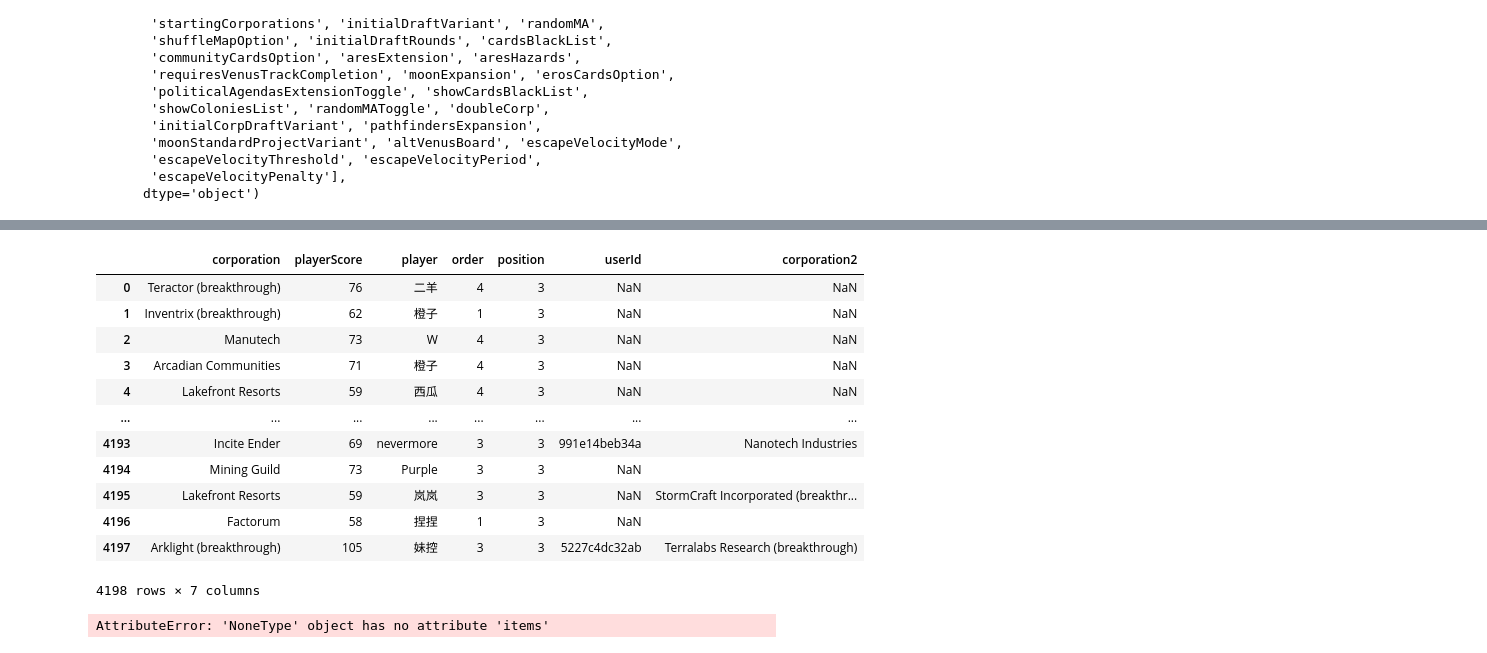
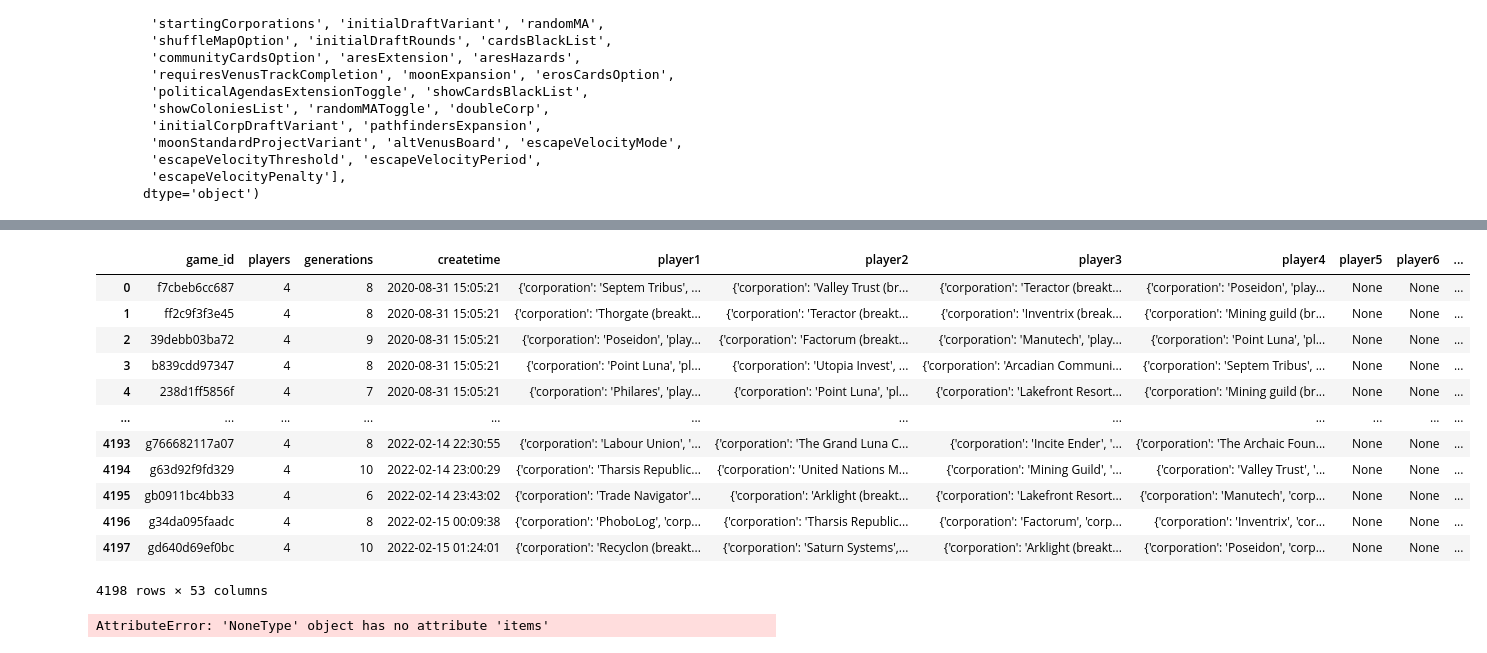
Before and after one commit to Ender-Wiggin2019/tfm-summary, a Jupyter notebook: tfm_data_summary.ipynb, the cells around one changed output, grey strips where cells are left out. Cells and saved outputs as stored; diff of their text form; code cells hidden in the pictures.

```diff
--- a/tfm_data_summary.ipynb
+++ b/tfm_data_summary.ipynb
@@ -165,21 +136,22 @@ df6.sort_values('createtime',ascending=False)
 # %%
-df5 = df4.loc[df4['players'] == 4]
+df5 = df4.loc[df4['players'] == 4].reset_index(drop=True)
 
-pd.json_normalize(df5['player3'])
+df7 = pd.json_normalize(df5['player1']).reset_index(drop=True)
+pd.concat([df5,df7.reindex(df5.index)],axis=1)
 # %% [output]
-|  | corporation | playerScore | player | order | position | userId | corporation2 |
-| 0 | Teractor (breakthrough) | 76 | 二羊 | 4 | 3 | NaN | NaN |
-| 1 | Inventrix (breakthrough) | 62 | 橙子 | 1 | 3 | NaN | NaN |
-| 2 | Manutech | 73 | W | 4 | 3 | NaN | NaN |
-| 3 | Arcadian Communities | 71 | 橙子 | 4 | 3 | NaN | NaN |
-| 4 | Lakefront Resorts | 59 | 西瓜 | 4 | 3 | NaN | NaN |
-| ... | ... | ... | ... | ... | ... | ... | ... |
-| 4193 | Incite Ender | 69 | nevermore | 3 | 3 | 991e14beb34a | Nanotech Industries |
-| 4194 | Mining Guild | 73 | Purple | 3 | 3 | NaN |  |
-| 4195 | Lakefront Resorts | 59 | 岚岚 | 3 | 3 | NaN | StormCraft Incorporated (breakthr... |
-| 4196 | Factorum | 58 | 捏捏 | 1 | 3 | NaN |  |
-| 4197 | Arklight (breakthrough) | 105 | 妹控 | 3 | 3 | 5227c4dc32ab | Terralabs Research (breakthrough) |
+|  | game_id | players | generations | createtime | player1 | player2 | player3 | player4 | player5 | player6 | ... |
+| 0 | f7cbeb6cc687 | 4 | 8 | 2020-08-31 15:05:21 | {'corporation': 'Septem Tribus', ... | {'corporation': 'Valley Trust (br... | {'corporation': 'Teractor (breakt... | {'corporation': 'Poseidon', 'play... | None | None | ... |
+| 1 | ff2c9f3f3e45 | 4 | 8 | 2020-08-31 15:05:21 | {'corporation': 'Thorgate (breakt... | {'corporation': 'Teractor (breakt... | {'corporation': 'Inventrix (break... | {'corporation': 'Mining guild (br... | None | None | ... |
+| 2 | 39debb03ba72 | 4 | 9 | 2020-08-31 15:05:21 | {'corporation': 'Poseidon', 'play... | {'corporation': 'Factorum (breakt... | {'corporation': 'Manutech', 'play... | {'corporation': 'Point Luna', 'pl... | None | None | ... |
+| 3 | b839cdd97347 | 4 | 8 | 2020-08-31 15:05:21 | {'corporation': 'Point Luna', 'pl... | {'corporation': 'Utopia Invest', ... | {'corporation': 'Arcadian Communi... | {'corporation': 'Septem Tribus', ... | None | None | ... |
+| 4 | 238d1ff5856f | 4 | 7 | 2020-08-31 15:05:21 | {'corporation': 'Philares', 'play... | {'corporation': 'Point Luna', 'pl... | {'corporation': 'Lakefront Resort... | {'corporation': 'Mining guild (br... | None | None | ... |
+| ... | ... | ... | ... | ... | ... | ... | ... | ... | ... | ... | ... |
+| 4193 | g766682117a07 | 4 | 8 | 2022-02-14 22:30:55 | {'corporation': 'Labour Union', '... | {'corporation': 'The Grand Luna C... | {'corporation': 'Incite Ender', '... | {'corporation': 'The Archaic Foun... | None | None | ... |
+| 4194 | g63d92f9fd329 | 4 | 10 | 2022-02-14 23:00:29 | {'corporation': 'Tharsis Republic... | {'corporation': 'United Nations M... | {'corporation': 'Mining Guild', '... | {'corporation': 'Valley Trust', '... | None | None | ... |
+| 4195 | gb0911bc4bb33 | 4 | 6 | 2022-02-14 23:43:02 | {'corporation': 'Trade Navigator'... | {'corporation': 'Arklight (breakt... | {'corporation': 'Lakefront Resort... | {'corporation': 'Manutech', 'corp... | None | None | ... |
+| 4196 | g34da095faadc | 4 | 8 | 2022-02-15 00:09:38 | {'corporation': 'PhoboLog', 'corp... | {'corporation': 'Tharsis Republic... | {'corporation': 'Factorum', 'corp... | {'corporation': 'Inventrix', 'cor... | None | None | ... |
+| 4197 | gd640d69ef0bc | 4 | 10 | 2022-02-15 01:24:01 | {'corporation': 'Recyclon (breakt... | {'corporation': 'Saturn Systems',... | {'corporation': 'Arklight (breakt... | {'corporation': 'Poseidon', 'corp... | None | None | ... |
-4198 rows × 7 columns
+4198 rows × 53 columns
 # %%
 df5 = pd.concat([df4, pd.json_normalize(df4['player1']), pd.json_normalize(df4['player2']), pd.json_normalize(df4['player3']), pd.json_normalize(df4['player4'])],axis = 1)
 # %% [output]
```
Also changed, not shown: parts of 11 cells of this notebook, 3 other files.
